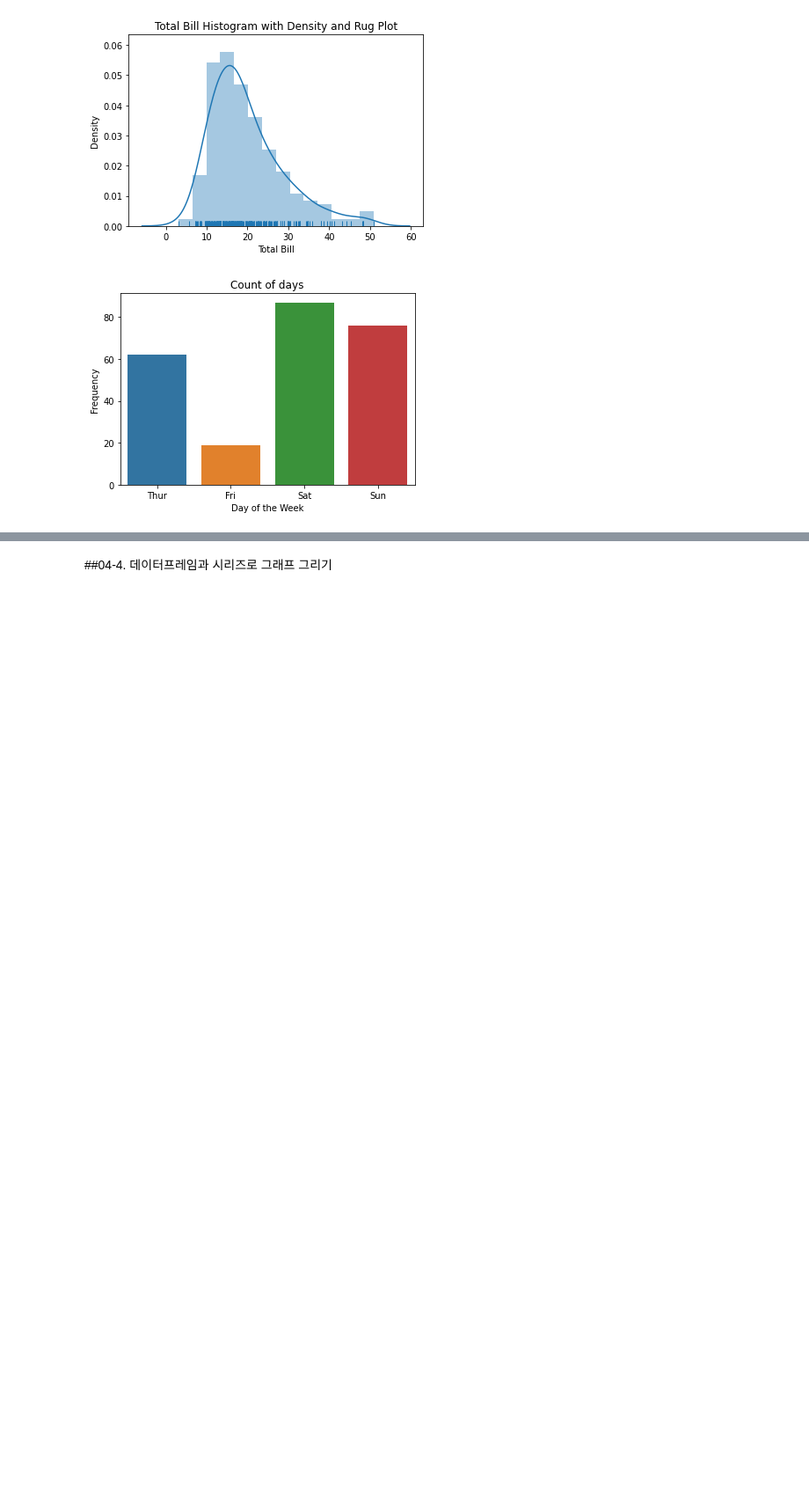
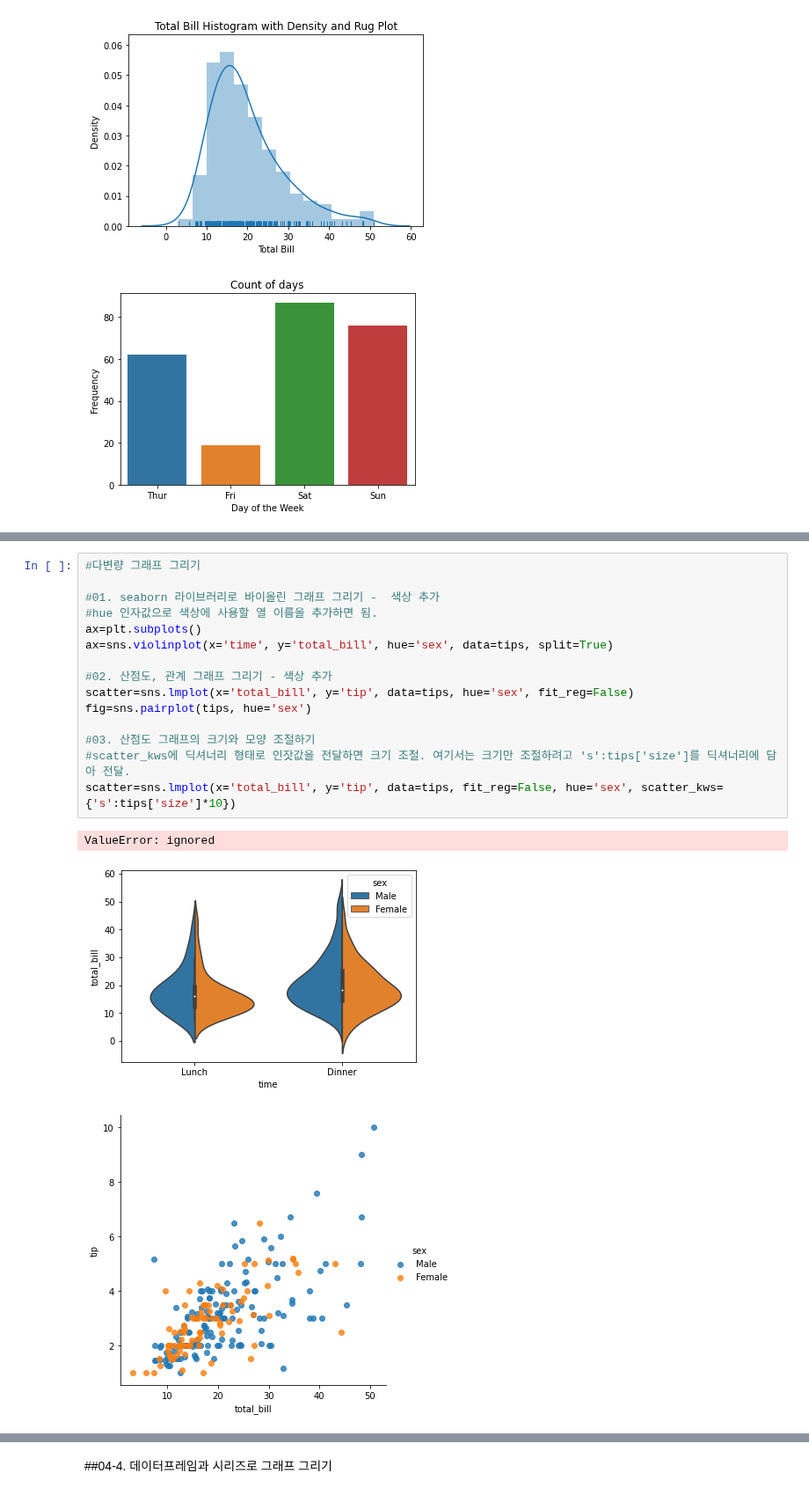
Before and after one commit to nyoons/ESAA, a Jupyter notebook: 2022_09_26_과제_두잇_판다스_입문.ipynb, the cells around one changed output, grey strips where cells are left out. Shown at 88% size. Saved outputs shown, nothing was run; the diff lists cells and outputs as text; blank space fills up the shorter version.

```diff
--- a/2022_09_26_과제_두잇_판다스_입문.ipynb
+++ b/2022_09_26_과제_두잇_판다스_입문.ipynb
@@ -266,0 +314,19 @@ Text(0.5, 1.03, 'Hexbin Joint Plot of Total Bill and Tip')
+# %%
+#다변량 그래프 그리기
+
+#01. seaborn 라이브러리로 바이올린 그래프 그리기 -  색상 추가
+#hue 인자값으로 색상에 사용할 열 이름을 추가하면 됨.
+ax=plt.subplots()
+ax=sns.violinplot(x='time', y='total_bill', hue='sex', data=tips, split=True)
+
+#02. 산점도, 관계 그래프 그리기 - 색상 추가
+scatter=sns.lmplot(x='total_bill', y='tip', data=tips, hue='sex', fit_reg=False)
+fig=sns.pairplot(tips, hue='sex')
+
+#03. 산점도 그래프의 크기와 모양 조절하기
+#scatter_kws에 딕셔너리 형태로 인잣값을 전달하면 크기 조절. 여기서는 크기만 조절하려고 's':tips['size']를 딕셔너리에 담아 전달.
+scatter=sns.lmplot(x='total_bill', y='tip', data=tips, fit_reg=False, hue='sex', scatter_kws={'s':tips['size']*10})
+# %% [output]
+ValueError: ignored
+[figure, added]
+[figure, added]
```
Also changed, not shown: parts of 12 cells of this notebook.
